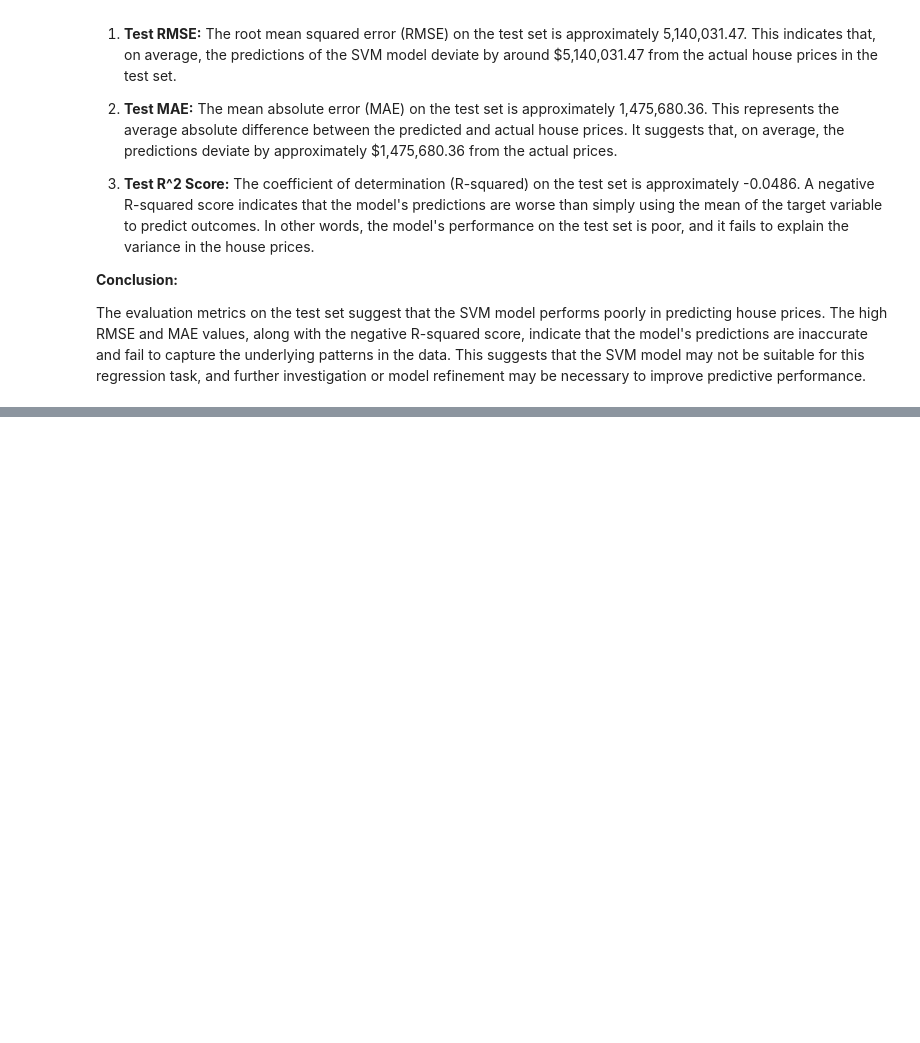
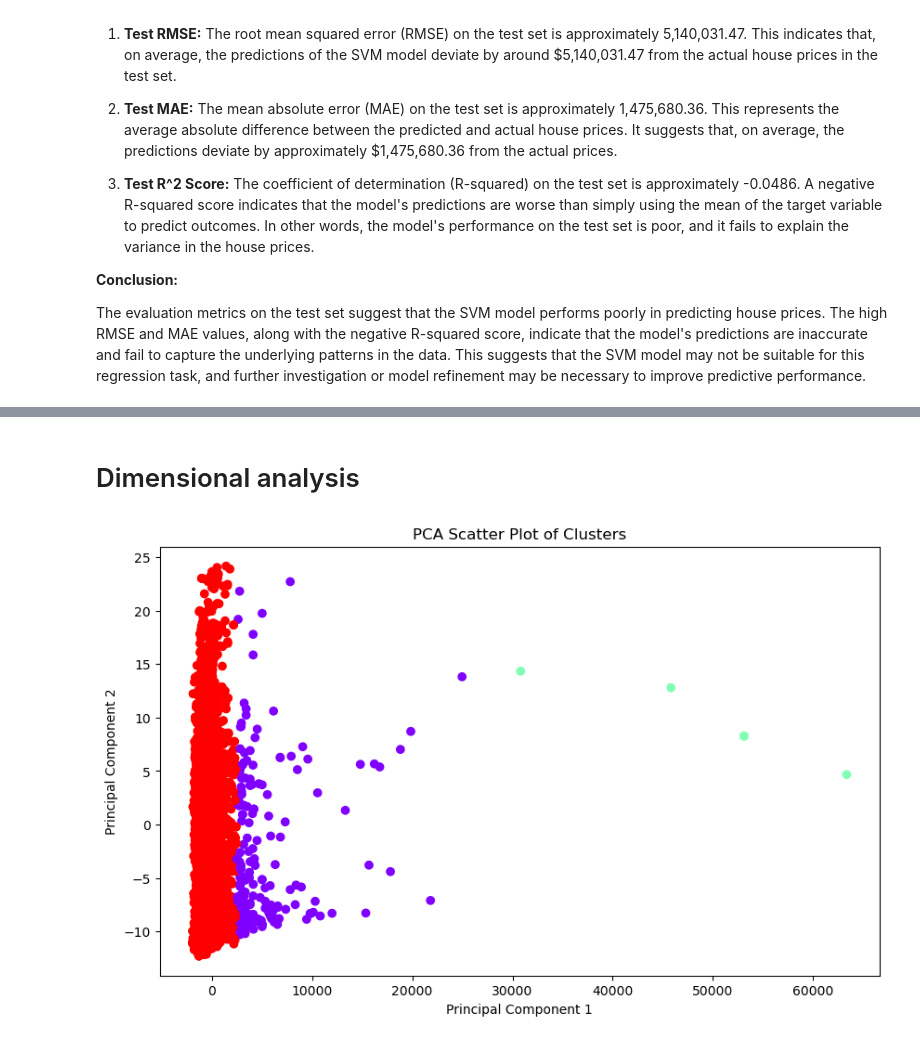
Before and after one commit to 44-566-Machine-Learning-S24/ml-s24-project-Goutamkurri, a Jupyter notebook: classification.ipynb, the cells around one changed output, grey strips where cells are left out. Cells and saved outputs as stored; diff of their text form; code cells hidden in the pictures; blank space fills up the shorter version.

```diff
--- a/classification.ipynb
+++ b/classification.ipynb
@@ -158,0 +181,18 @@ The evaluation metrics on the test set suggest that the SVM model performs poorl
+# %% [markdown]
+# Dimensional analysis
+# %%
+from sklearn.decomposition import PCA
+import matplotlib.pyplot as plt
+
+pca = PCA(n_components=2)
+
+X_train_pca = pca.fit_transform(X_train_cluster)
+
+plt.figure(figsize=(10, 6))
+plt.scatter(X_train_pca[:, 0], X_train_pca[:, 1], c=kmeans.labels_, cmap='rainbow')
+plt.xlabel('Principal Component 1')
+plt.ylabel('Principal Component 2')
+plt.title('PCA Scatter Plot of Clusters')
+plt.show()
+# %% [output]
+[figure, added]
```
Also changed, not shown: parts of 4 cells of this notebook.
